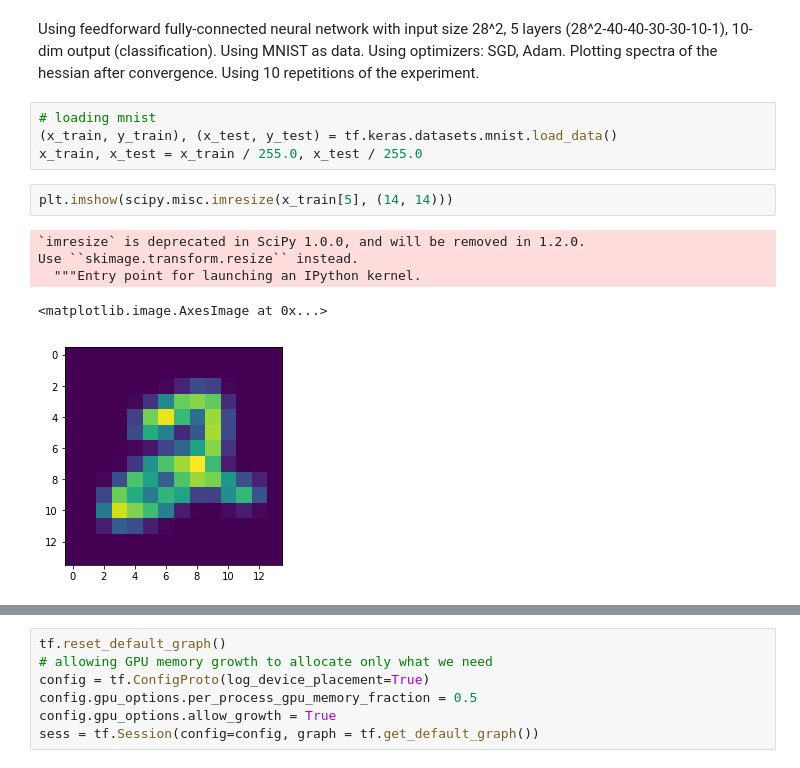
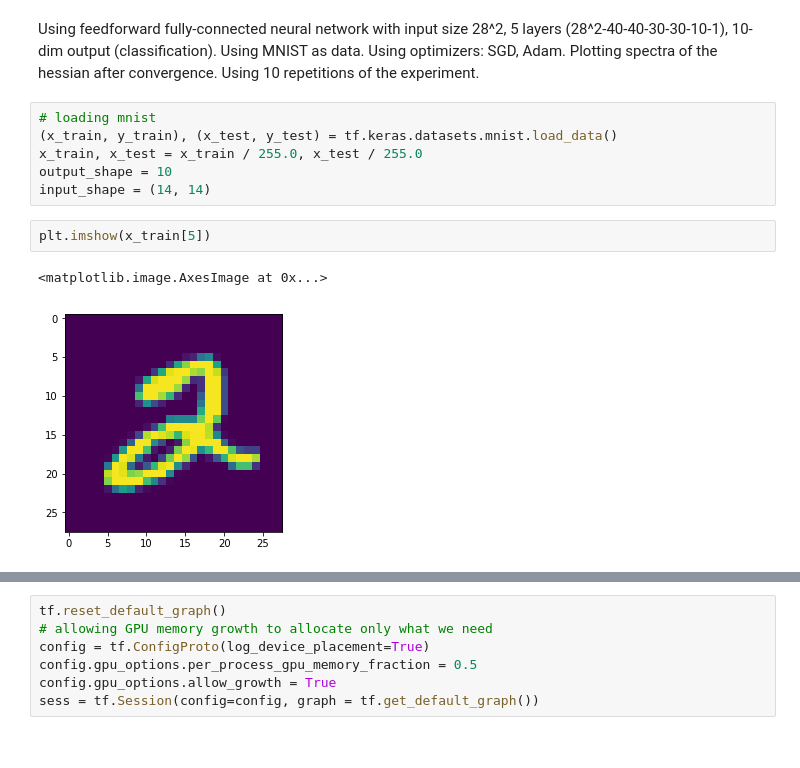
Before and after one commit to sergia-ch/OptMLProject, a Jupyter notebook: minima_and_optimizers.ipynb, the cells around one changed output, grey strips where cells are left out. Drawn from its saved outputs; the diff is of its cells as text.

```diff
--- a/minima_and_optimizers.ipynb
+++ b/minima_and_optimizers.ipynb
@@ -93,11 +99,10 @@ Using feedforward fully-connected neural network with input size 28^2, 5 layers
 # loading mnist
 (x_train, y_train), (x_test, y_test) = tf.keras.datasets.mnist.load_data()
 x_train, x_test = x_train / 255.0, x_test / 255.0
+output_shape = 10
+input_shape = (14, 14)
 # %%
-plt.imshow(scipy.misc.imresize(x_train[5], (14, 14)))
+plt.imshow(x_train[5])
 # %% [output]
-`imresize` is deprecated in SciPy 1.0.0, and will be removed in 1.2.0.
-Use ``skimage.transform.resize`` instead.
-  """Entry point for launching an IPython kernel.
+<matplotlib.image.AxesImage at 0x...>
-<matplotlib.image.AxesImage at 0x...>
-[figure, old version]
+[figure, new version]
```
Also changed, not shown: parts of 16 cells of this notebook, 1 other file.
